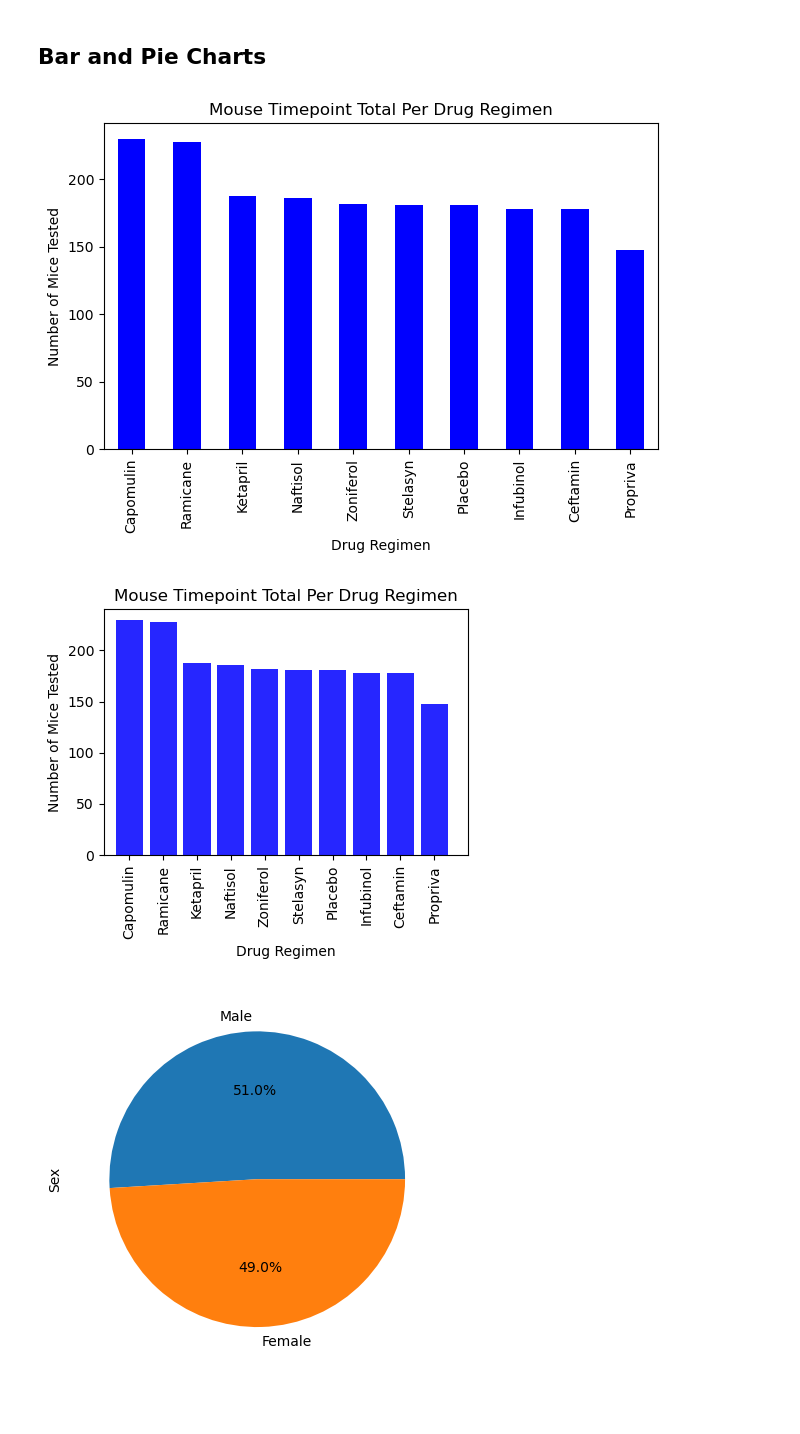
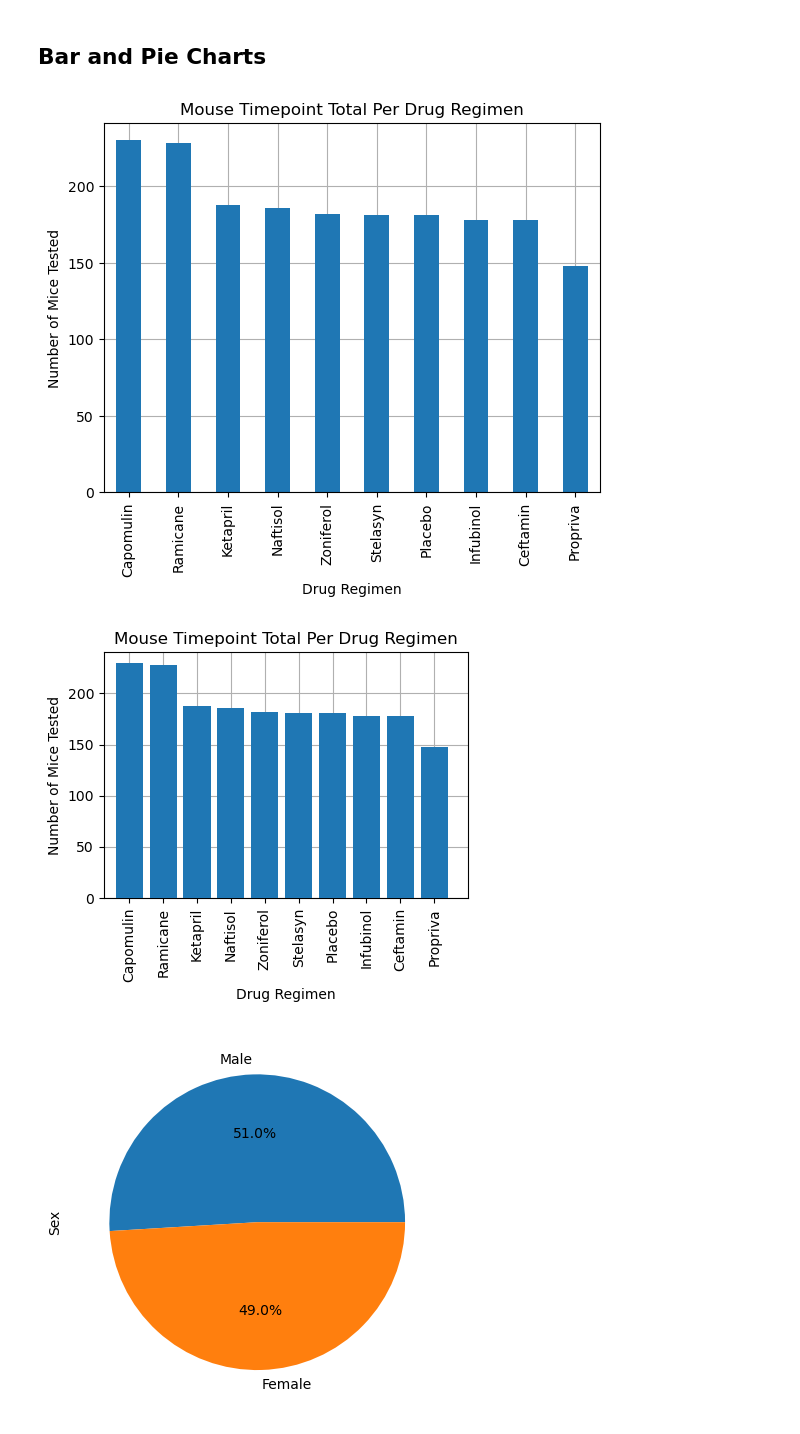
Before and after one commit to Rstevens318/Module-5-Challenge, a Jupyter notebook: Pymaceuticals/pymaceuticals_starter.ipynb, the cells around one changed output. Cells and saved outputs as stored; diff of their text form; code cells hidden in the pictures; blank space fills up the shorter version.

```diff
--- a/Pymaceuticals/pymaceuticals_starter.ipynb
+++ b/Pymaceuticals/pymaceuticals_starter.ipynb
@@ -143,34 +143,46 @@ summary_df_agg
 ## Bar and Pie Charts
 # %%
 # Generate a bar plot showing the total number of timepoints for all mice tested for each drug regimen using Pandas.
+
+# Count Mice tested per drug regimen
 mice_per_regimen = clean_mouse['Drug Regimen'].value_counts()
 
-mice_per_regimen.plot(kind='bar', color= 'blue')
+# Create Plot
+mouse_bar = mice_per_regimen.plot(kind='bar', zorder= 2)
 
-plt.title("Mouse Timepoint Total Per Drug Regimen")
-plt.xlabel("Drug Regimen")
-plt.ylabel("Number of Mice Tested")
-plt.tight_layout()
-plt.show()
+# Set Labels and Grid
+mouse_bar.set_title("Mouse Timepoint Total Per Drug Regimen")
+mouse_bar.set_xlabel("Drug Regimen")
+mouse_bar.set_ylabel("Number of Mice Tested")
+mouse_bar.grid(zorder=0)
 # %% [output]
-[figure, old version]
+[figure, new version]
 # %%
 # Generate a bar plot showing the total number of timepoints for all mice tested for each drug regimen using pyplot.
+
+# Set X axis value
 mice_index = mice_per_regimen.index
 x_axis = mice_index
+
+# Create Plot
 plt.figure(figsize=(4.5,4))
-plt.bar(x_axis, mice_per_regimen, color='blue', alpha=0.85, align="center")
+plt.bar(x_axis, mice_per_regimen, alpha=1, align="center", zorder=3)
+
+# Set Ticks for X axis
 plt.xticks(rotation="vertical")
 
+# Set Limits
 plt.xlim(-.75, len(x_axis))
 plt.ylim(0, max(mice_per_regimen)+10)
 
+# Set Labels and Grid
 plt.title("Mouse Timepoint Total Per Drug Regimen")
 plt.xlabel("Drug Regimen")
 plt.ylabel("Number of Mice Tested")
+plt.grid(zorder=0)
 plt.tight_layout()
 plt.show()
 # %% [output]
-[figure, old version]
+[figure, new version]
 # %%
 # Generate a pie plot showing the distribution of female versus male mice using Pandas
```
Also changed, not shown: parts of 12 cells of this notebook.
